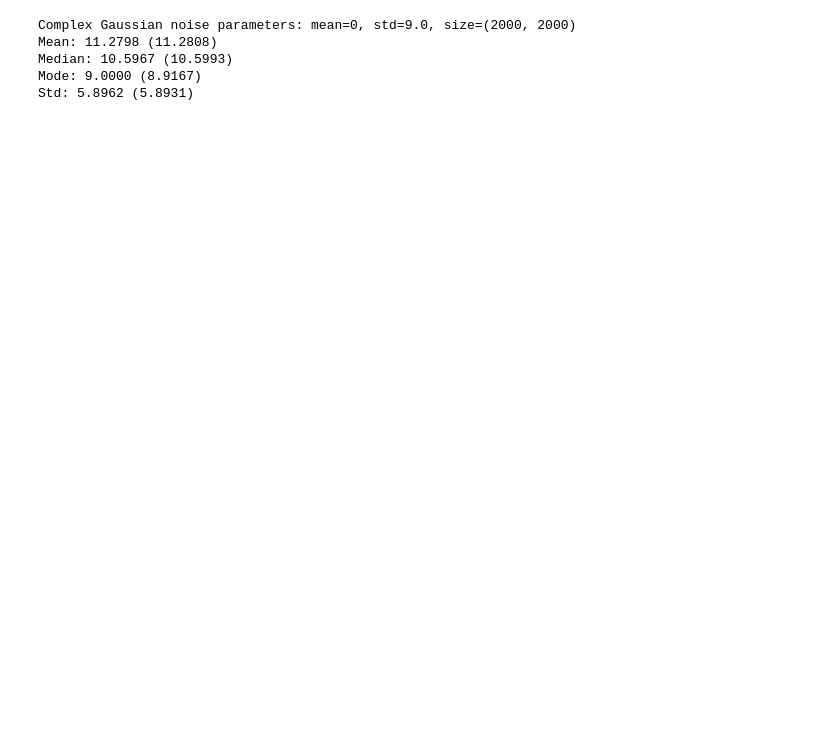
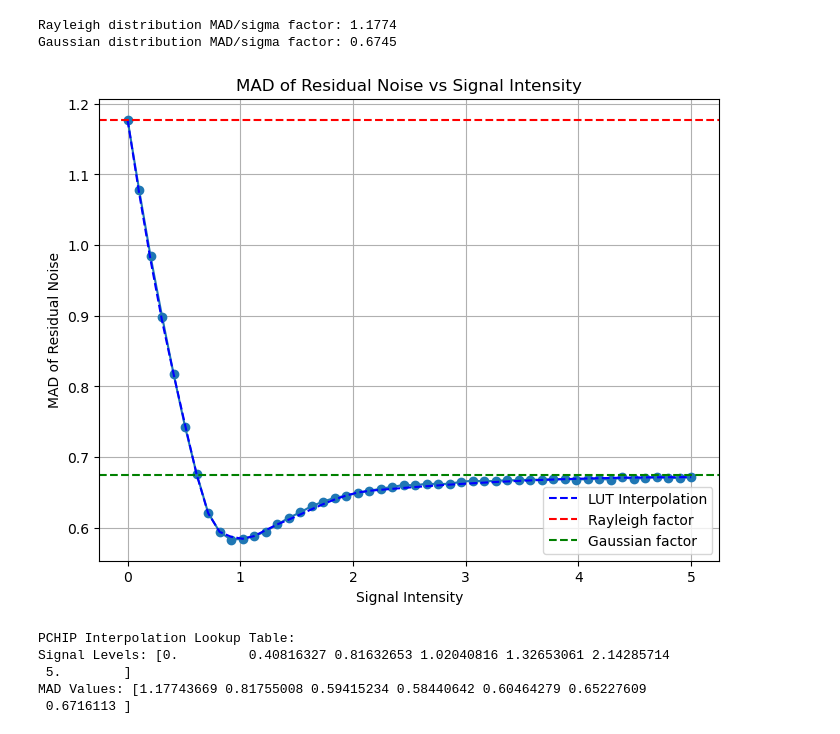
Before and after one commit to jmtyszka/noisemap, a Jupyter notebook: notebooks/rician_median_sigma.ipynb, the cells around one changed output. Saved outputs shown, nothing was run; the diff lists cells and outputs as text; code cells hidden in the pictures; blank space fills up the shorter version.

```diff
--- a/notebooks/rician_median_sigma.ipynb
+++ b/notebooks/rician_median_sigma.ipynb
@@ -53,29 +61,46 @@ SNR 20.00 => median residual 0.02
-# %%
-# Report descriptive statistics
-print(f'Complex Gaussian noise parameters: mean=0, std={sigma}, size=({n}, {n})')
-
-mean_theoretical = sigma * np.sqrt(np.pi / 2)
-median_theoretical = sigma * np.sqrt(2 * np.log(2))
-mad_theoretical = sigma * 0.6745
-mode_theoretical = sigma
-std_theoretical = sigma * np.sqrt((4 - np.pi) / 2)
-
-mean_numeric = np.mean(magnitude)
-median_numeric = np.median(magnitude)
-std_numeric = np.std(magnitude)
-
-# Get mode from histogram maximum
-mode_index = np.argmax(density)
-mode_numeric = (bins[mode_index] + bins[mode_index + 1]) / 2
-
-# Compare theoretical and numeric values
-print(f'Mean: {mean_theoretical:.4f} ({mean_numeric:.4f})')
-print(f'Median: {median_theoretical:.4f} ({median_numeric:.4f})')
-print(f'Mode: {mode_theoretical:.4f} ({mode_numeric:.4f})')
-print(f'Std: {std_theoretical:.4f} ({std_numeric:.4f})')
-# %% [output]
-Complex Gaussian noise parameters: mean=0, std=9.0, size=(2000, 2000)
-Mean: 11.2798 (11.2808)
-Median: 10.5967 (10.5993)
-Mode: 9.0000 (8.9167)
-Std: 5.8962 (5.8931)
+# %%
+# For sigma = k MAD, k has analytical values for Rayleigh and Gaussian distributions
+# k for Rayleigh distribution
+f_rayleigh = float(np.sqrt(2 * np.log(2)))
+print(f"Rayleigh distribution MAD/sigma factor: {f_rayleigh:.4f}")
+
+# k for Gaussian distribution (quantile function for normal distribution at 75th percentile)
+f_gauss = 0.6745
+print(f"Gaussian distribution MAD/sigma factor: {f_gauss:.4f}")
+
+# Select a subset of points for spline interpolation
+idx_sub = [0, 4, 8, 10, 13, 21, 49]
+x_sub = signal_levels[idx_sub]
+y_sub = residual_mad[idx_sub]
+
+# Interpolate back to the original signal levels
+f_interp = PchipInterpolator(x_sub, y_sub)
+y_interp = f_interp(signal_levels)
+
+# Plot the results with Rician model and reference lines
+plt.figure(figsize=(8, 6))
+plt.plot(signal_levels, residual_mad, marker='o')
+plt.plot(signal_levels, y_interp, 'b--', label='LUT Interpolation')
+plt.axhline(y=f_rayleigh, color='r', linestyle='--', label='Rayleigh factor')
+plt.axhline(y=f_gauss, color='g', linestyle='--', label='Gaussian factor')
+plt.legend()
+plt.title('MAD of Residual Noise vs Signal Intensity')
+plt.xlabel('Signal Intensity')
+plt.ylabel('MAD of Residual Noise')
+plt.grid()
+plt.show()
+# %% [output]
+Rayleigh distribution MAD/sigma factor: 1.1774
+Gaussian distribution MAD/sigma factor: 0.6745
+[figure, added]
+# %%
+# Print the lookup table values for PCHIP interpolation
+print("PCHIP Interpolation Lookup Table:")
+print("Signal Levels:", x_sub)
+print("MAD Values:", y_sub)
+# %% [output]
+PCHIP Interpolation Lookup Table:
+Signal Levels: [0.         0.40816327 0.81632653 1.02040816 1.32653061 2.14285714
+ 5.        ]
+MAD Values: [1.17743669 0.81755008 0.59415234 0.58440642 0.60464279 0.65227609
+ 0.6716113 ]
```
Also changed, not shown: parts of 3 cells of this notebook, 4 other files.
